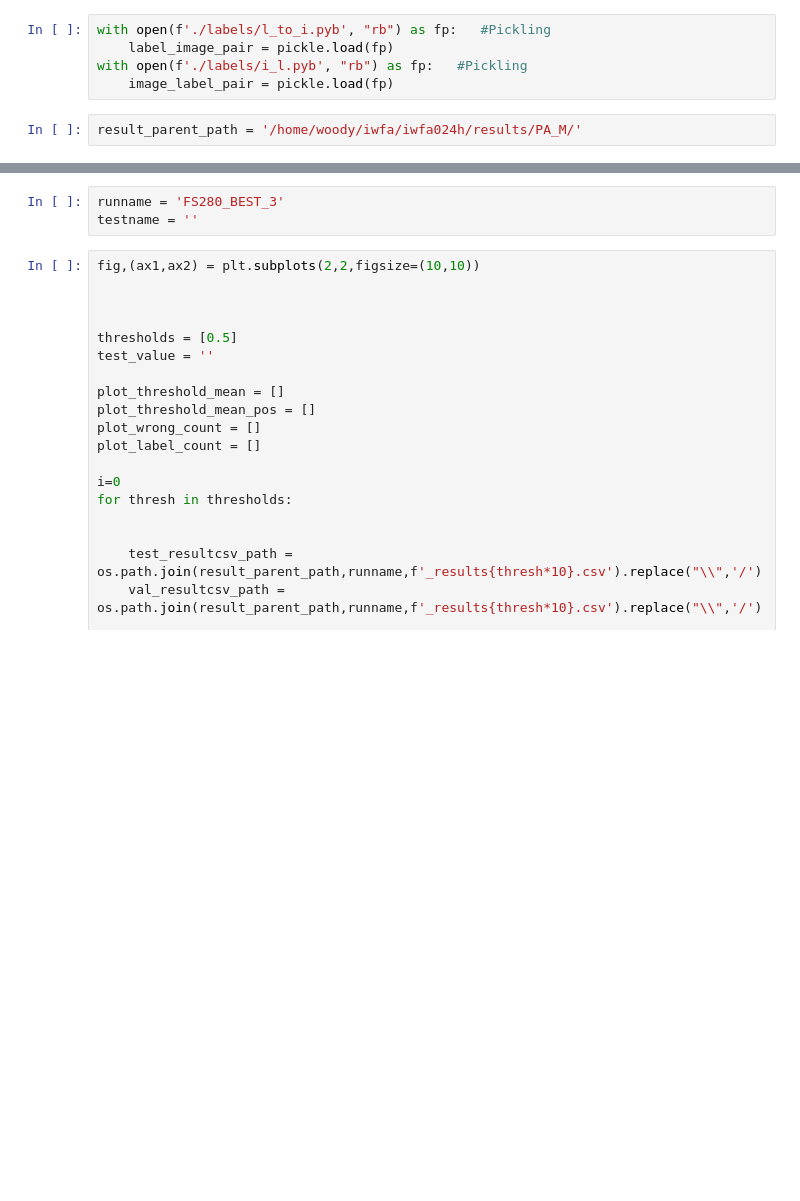
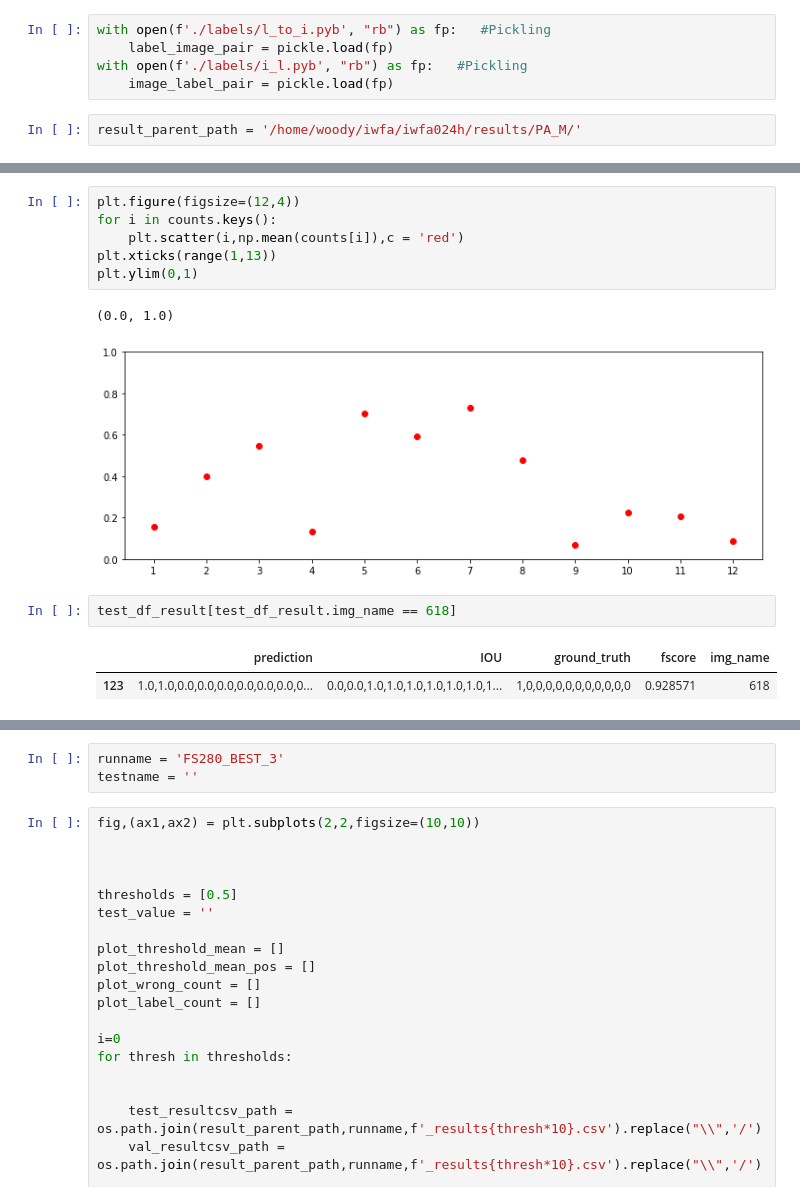
Before and after one commit to vaishnavJa/Multi_Label_optical_Segmentation, a Jupyter notebook: result_analysis.ipynb, the cells around one changed output, grey strips where cells are left out. Drawn from its saved outputs; the diff is of its cells as text; blank space fills up the shorter version.

```diff
--- a/result_analysis.ipynb
+++ b/result_analysis.ipynb
@@ -188,0 +246,14 @@ plot_threshold_mean
+# %%
+plt.figure(figsize=(12,4))
+for i in counts.keys():
+    plt.scatter(i,np.mean(counts[i]),c = 'red')
+plt.xticks(range(1,13))
+plt.ylim(0,1)
+# %% [output]
+(0.0, 1.0)
+[figure, added]
+# %%
+test_df_result[test_df_result.img_name == 618]
+# %% [output]
+|  | prediction | IOU | ground_truth | fscore | img_name |
+| 123 | 1.0,1.0,0.0,0.0,0.0,0.0,0.0,0.0,0... | 0.0,0.0,1.0,1.0,1.0,1.0,1.0,1.0,1... | 1,0,0,0,0,0,0,0,0,0,0,0 | 0.928571 | 618 |
```
Also changed, not shown: parts of 12 cells of this notebook, 6 other files.
